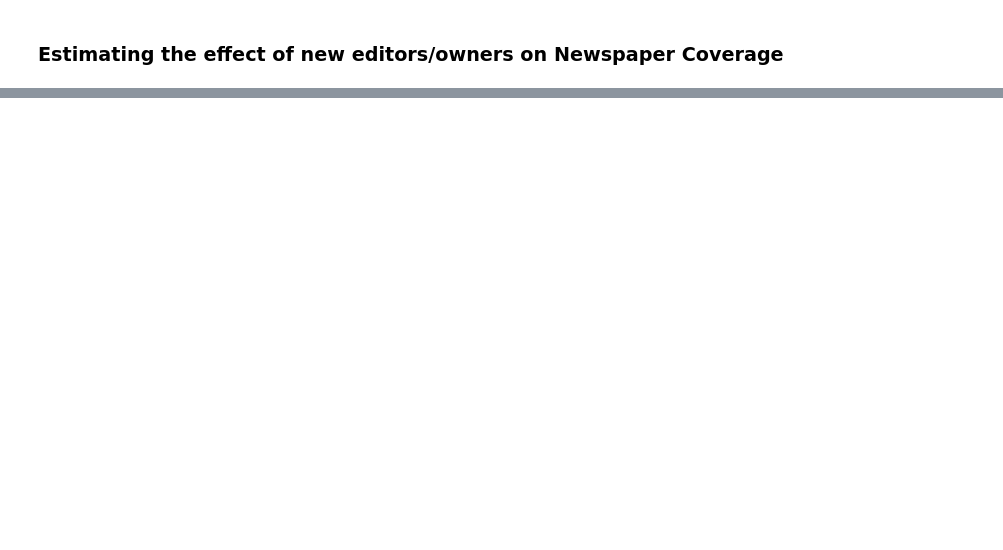
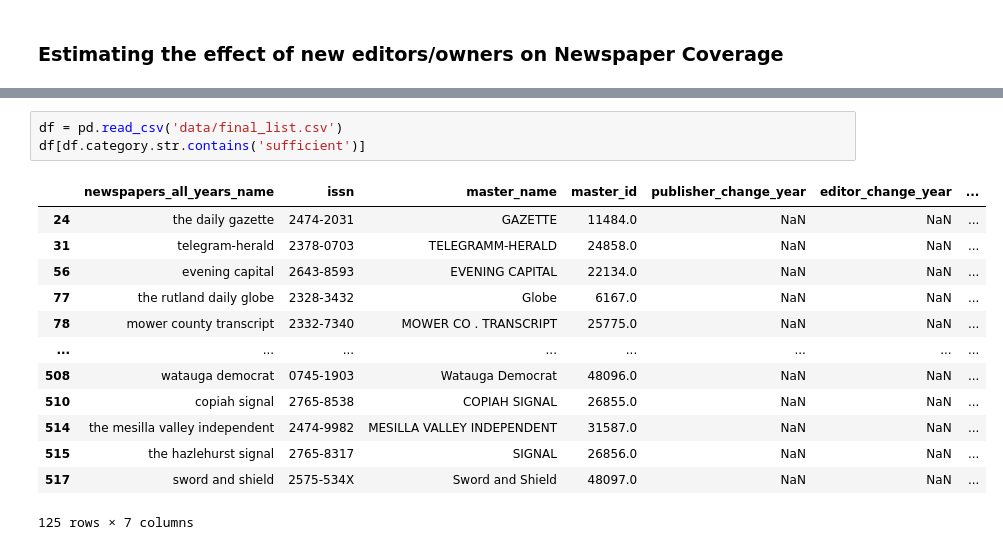
Before and after one commit to samwtorr/EC465-American-Newspapers, a Jupyter notebook: editor_publisher_change_did.ipynb, the cells around one changed output, grey strips where cells are left out. Saved outputs shown, nothing was run; the diff lists cells and outputs as text; blank space fills up the shorter version.

Commit message:
Data quality improvements and further restructuring

```diff
--- a/editor_publisher_change_did.ipynb
+++ b/editor_publisher_change_did.ipynb
@@ -234,0 +1043,17 @@ plt.show()
+# %%
+df = pd.read_csv('data/final_list.csv')
+df[df.category.str.contains('sufficient')]
+# %% [output]
+|  | newspapers_all_years_name | issn | master_name | master_id | publisher_change_year | editor_change_year | ... |
+| 24 | the daily gazette | 2474-2031 | GAZETTE | 11484.0 | NaN | NaN | ... |
+| 31 | telegram-herald | 2378-0703 | TELEGRAMM-HERALD | 24858.0 | NaN | NaN | ... |
+| 56 | evening capital | 2643-8593 | EVENING CAPITAL | 22134.0 | NaN | NaN | ... |
+| 77 | the rutland daily globe | 2328-3432 | Globe | 6167.0 | NaN | NaN | ... |
+| 78 | mower county transcript | 2332-7340 | MOWER CO . TRANSCRIPT | 25775.0 | NaN | NaN | ... |
+| ... | ... | ... | ... | ... | ... | ... | ... |
+| 508 | watauga democrat | 0745-1903 | Watauga Democrat | 48096.0 | NaN | NaN | ... |
+| 510 | copiah signal | 2765-8538 | COPIAH SIGNAL | 26855.0 | NaN | NaN | ... |
+| 514 | the mesilla valley independent | 2474-9982 | MESILLA VALLEY INDEPENDENT | 31587.0 | NaN | NaN | ... |
+| 515 | the hazlehurst signal | 2765-8317 | SIGNAL | 26856.0 | NaN | NaN | ... |
+| 517 | sword and shield | 2575-534X | Sword and Shield | 48097.0 | NaN | NaN | ... |
+125 rows × 7 columns
```
Also changed, not shown: parts of 5 cells of this notebook, 4 other files.
